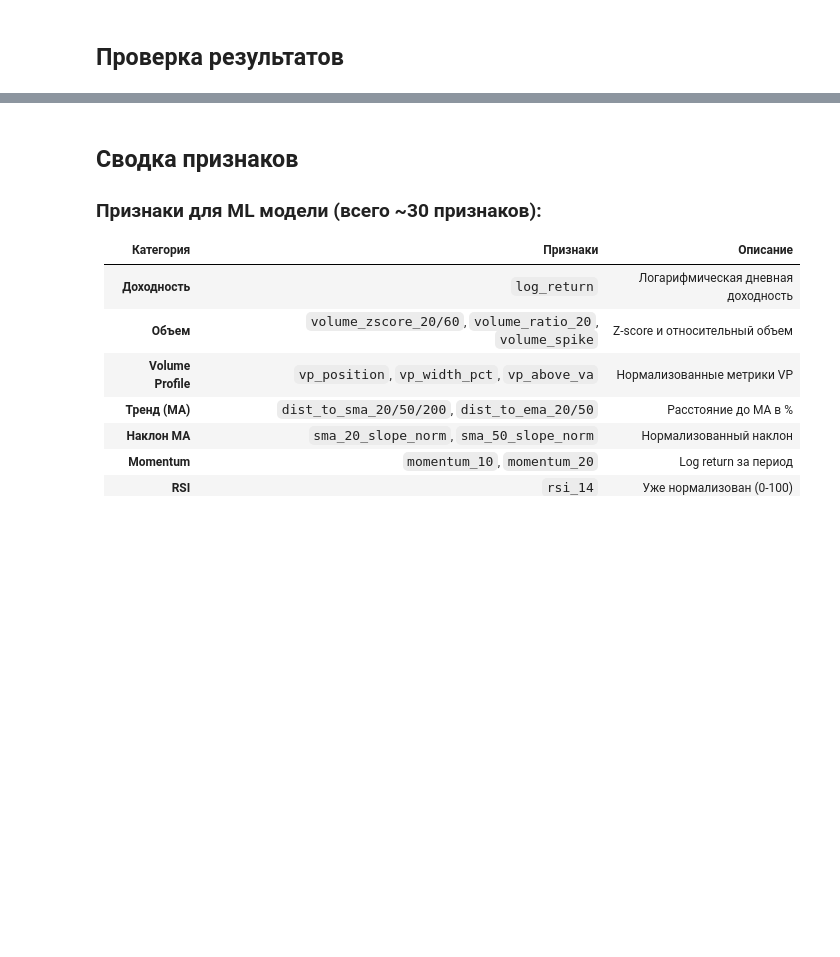
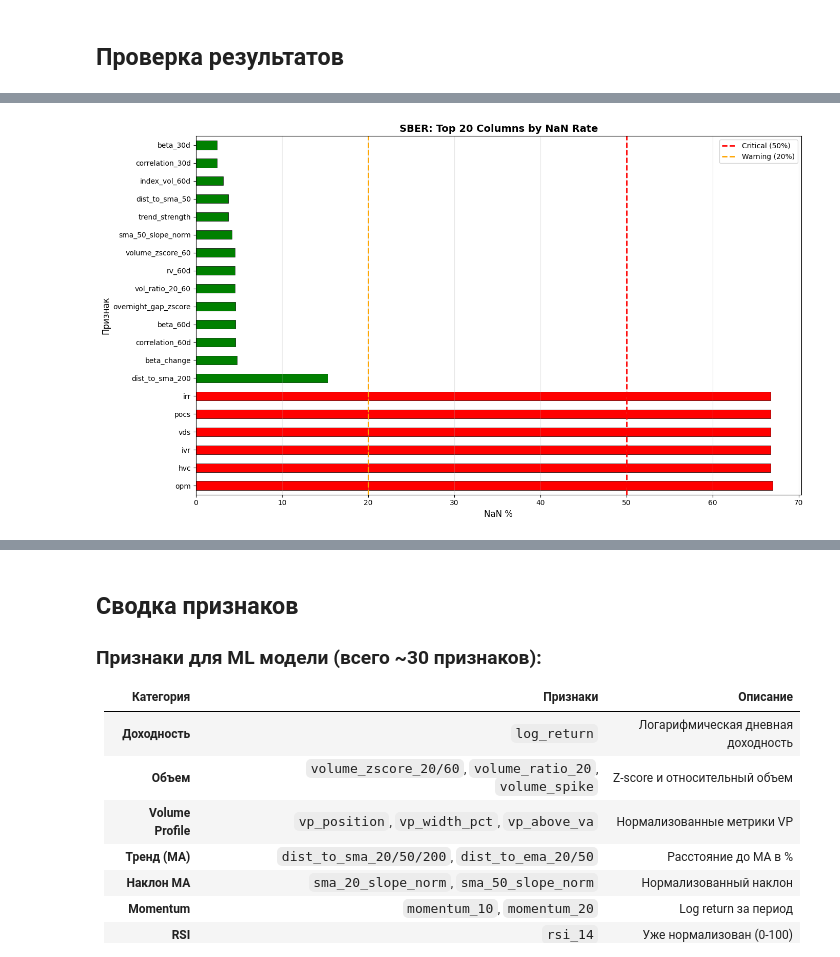
Before and after one commit to Povid1o/MOEXScanner, a Jupyter notebook: ML/02_feature_engineering/06_feature_aggregator.ipynb, the cells around one changed output, grey strips where cells are left out. Cells and saved outputs as stored; diff of their text form; code cells hidden in the pictures; blank space fills up the shorter version.

```diff
--- a/ML/02_feature_engineering/06_feature_aggregator.ipynb
+++ b/ML/02_feature_engineering/06_feature_aggregator.ipynb
@@ -282,0 +652,69 @@ if ml_files:
+# %%
+# === ТЕСТ 2: АНАЛИЗ NaN ===
+print("\n" + "=" * 80)
+print("🔍 ТЕСТ 2: АНАЛИЗ NaN (Missing Values)")
+print("=" * 80)
+
+# Thresholds
+NAN_CRITICAL = 0.5
+NAN_WARNING = 0.2
+
+# Calculate NaN rates for all numerical columns (exclude date, ticker_id, sector_id)
+numeric_cols = ml_features.select_dtypes(include=[np.number]).columns.tolist()
+nan_rates = ml_features[numeric_cols].isna().mean().sort_values(ascending=False)
+nan_rates_pct = (nan_rates * 100).round(2)
+
+# Categorize columns
+critical = nan_rates_pct[nan_rates_pct > 50]
+warning = nan_rates_pct[(nan_rates_pct >= 20) & (nan_rates_pct <= 50)]
+ok = nan_rates_pct[nan_rates_pct < 20]
+
+print(f"\n📊 Результаты для {ticker}:")
+print("=" * 80)
+print(f"Всего числовых признаков: {len(numeric_cols)}")
+
+if len(critical) > 0:
+    print(f"\n🔴 CRITICAL (>50% NaN): {len(critical)} колонок")
+    for col, pct in critical.items():
+        print(f"   {col:35s}: {pct:6.2f}%")
+
+if len(warning) > 0:
+    print(f"\n⚠️  WARNING (20-50% NaN): {len(warning)} колонок")
+    for col, pct in warning.head(10).items():  # Показываем только топ-10
+        print(f"   {col:35s}: {pct:6.2f}%")
+    if len(warning) > 10:
+        print(f"   ... и еще {len(warning) - 10} колонок")
+
+print(f"\n✅ OK (<20% NaN): {len(ok)} колонок")
+
+# Visualization
+import matplotlib.pyplot as plt
+
+fig, ax = plt.subplots(figsize=(14, 8))
+top_20 = nan_rates_pct.head(20)
+colors = ['red' if x > 50 else 'orange' if x >= 20 else 'green' for x in top_20]
+top_20.plot(kind='barh', color=colors, ax=ax, edgecolor='black', linewidth=0.5)
+ax.set_xlabel('NaN %', fontsize=12)
+ax.set_ylabel('Признак', fontsize=12)
+ax.set_title(f'{ticker}: Top 20 Columns by NaN Rate', fontsize=14, fontweight='bold')
+ax.axvline(x=50, color='red', linestyle='--', linewidth=2, label='Critical (50%)')
+ax.axvline(x=20, color='orange', linestyle='--', linewidth=2, label='Warning (20%)')
+ax.legend(fontsize=10)
+ax.grid(True, alpha=0.3, axis='x')
+plt.tight_layout()
+plt.show()
+
+print("\n💡 Интерпретация:")
+if len(critical) == 0:
+    print("   ✅ Нет критических колонок - данные пригодны для обучения")
+    if len(warning) > 0:
+        print(f"   ⚠️  {len(warning)} колонок с 20-50% NaN - возможен forward fill или удаление")
+    print("   📝 LightGBM автоматически обработает пропущенные значения")
+else:
+    print(f"   ❌ {len(critical)} критических колонок - РЕКОМЕНДУЕТСЯ УДАЛИТЬ:")
+    for col in critical.index:
+        print(f"      - {col}")
+    print("\n   📝 Эти колонки содержат слишком мало информации для обучения")
+
+print("=" * 80)
+# %% [output]
@@ -282,0 +738 @@ if ml_files:
+[figure, added]
```
Also changed, not shown: parts of 17 cells of this notebook, 2 other files.
